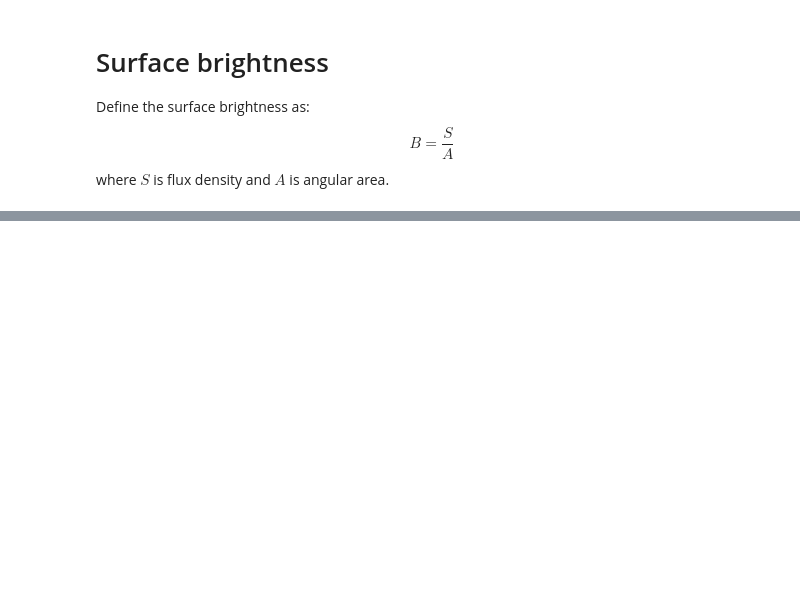
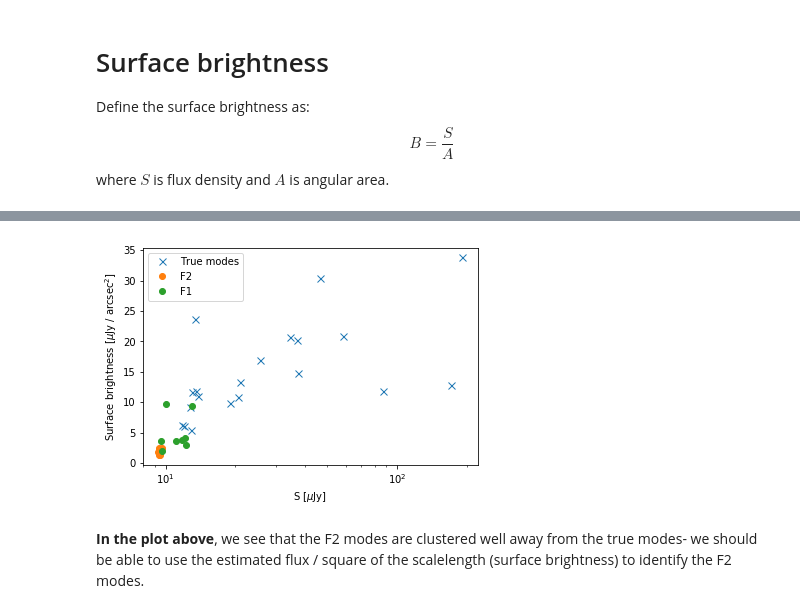
Before and after one commit to amalyali/RadioGalFit, a Jupyter notebook: GalNest/notebook/2_referee_defining_features_.ipynb, the cells around one changed output, grey strips where cells are left out. Drawn from its saved outputs; the diff is of its cells as text; code cells hidden in the pictures; blank space fills up the shorter version.

```diff
--- a/GalNest/notebook/2_referee_defining_features_.ipynb
+++ b/GalNest/notebook/2_referee_defining_features_.ipynb
@@ -81,10 +168,16 @@ plt.show()
 # %%
+# PLOT SURFACE BRIGHTNESS AGAINST FLUX
 plt.clf()
 plt.plot(df_final['mean'].str[s], df_final['mean'].str[s]/np.power(df_final['mean'].str[a], 2.0), 'x', markersize=7, label='True modes')
 plt.plot(df_f2modes['mean'].str[s], df_f2modes['mean'].str[s]/np.power(df_f2modes['mean'].str[a], 2.0), 'o', label='F2')
 plt.plot(df_f1modes['mean'].str[s], df_f1modes['mean'].str[s]/np.power(df_f1modes['mean'].str[a], 2.0), 'o', label='F1')
 plt.legend()
 plt.xscale('log')
-plt.ylabel('Surface brightness')
+plt.ylabel('Surface brightness [$\mu$Jy / arcsec$^2$]')
 plt.xlabel('S [$\mu$Jy]')
-plt.savefig('./paper_plots/surfacebrightness_fluxdensity.pdf')
+plt.show()
+#plt.savefig('./paper_plots/surfacebrightness_fluxdensity.pdf')
+# %% [output]
+[figure, added]
+# %% [markdown]
+__In the plot above__, we see that the F2 modes are clustered well away from the true modes- we should be able to use the estimated flux / square of the scalelength (surface brightness) to identify the F2 modes.
```
Also changed, not shown: parts of 10 cells of this notebook.
